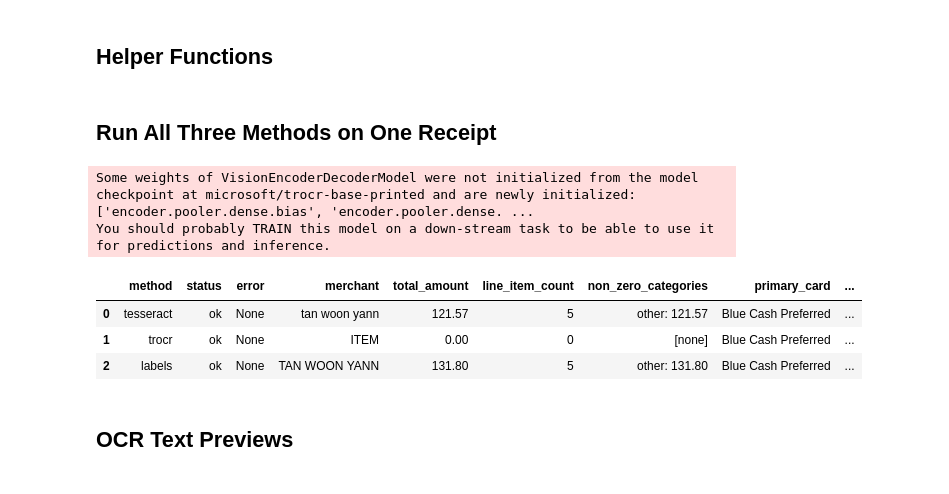
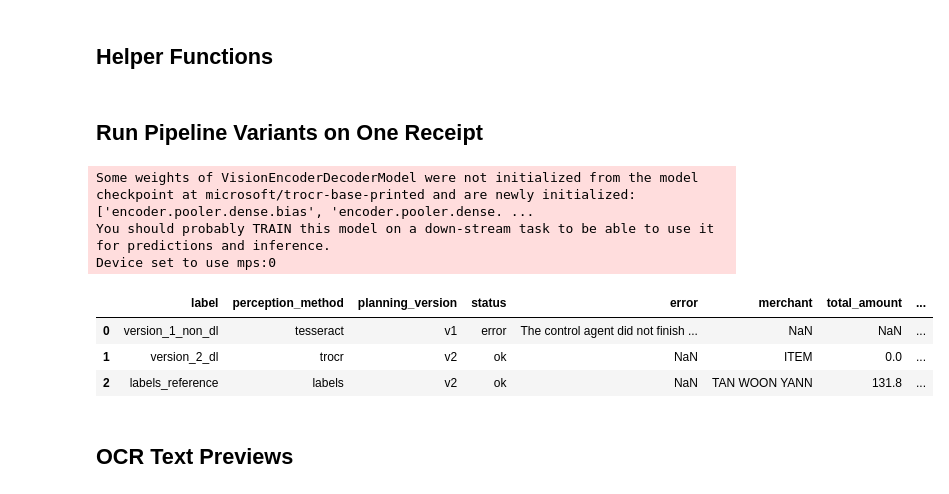
Before and after one commit to aeshagandhi/Credit-Card-Agent, a Jupyter notebook: notebooks/execution_notebook.ipynb, the cells around one changed output. Drawn from its saved outputs; the diff is of its cells as text; code cells hidden in the pictures.

```diff
--- a/notebooks/execution_notebook.ipynb
+++ b/notebooks/execution_notebook.ipynb
@@ -40,7 +40,23 @@ CreditCardRecommender = control_module.CreditCardRecommender
 ## Settings
 # %%
 receipt_path = PROJECT_ROOT / 'data' / 'receipts' / 'X00016469619.jpg'
-methods = ['tesseract', 'trocr', 'labels']
+pipeline_configs = [
+    {
+        'label': 'version_1_non_dl',
+        'perception_method': 'tesseract',
+        'planning_version': 'v1',
+    },
+    {
+        'label': 'version_2_dl',
+        'perception_method': 'trocr',
+        'planning_version': 'v2',
+    },
+    {
+        'label': 'labels_reference',
+        'perception_method': 'labels',
+        'planning_version': 'v2',
+    },
+]
 run_control = True
 
 receipt_path
@@ -64,13 +80,15 @@ recommender = CreditCardRecommender() if run_control else None
 # %% [markdown]
 ## Helper Functions
 # %%
-def run_pipeline_for_method(image_path, method, run_control=True):
+def run_pipeline_config(image_path, config, run_control=True):
     try:
-        ocr_result = perception.extract_text(image_path, method=method)
-        spending_profile = planner.build_spending_profile(ocr_result.text)
+        ocr_result = perception.extract_text(image_path, method=config['perception_method'])
+        spending_profile = planner.build_spending_profile(ocr_result.text, version=config['planning_version'])
         recommendation = recommender.recommend_card(spending_profile) if run_control else None
         return {
-            'method': method,
+            'label': config['label'],
+            'perception_method': config['perception_method'],
+            'planning_version': config['planning_version'],
             'status': 'ok',
             'error': None,
             'ocr_result': ocr_result,
@@ -79,7 +97,9 @@ def run_pipeline_for_method(image_path, method, run_control=True):
         }
     except Exception as exc:
         return {
-            'method': method,
+            'label': config['label'],
+            'perception_method': config['perception_method'],
+            'planning_version': config['planning_version'],
             'status': 'error',
             'error': str(exc),
             'ocr_result': None,
@@ -91,7 +111,9 @@ def run_pipeline_for_method(image_path, method, run_control=True):
 def summarize_result(result):
     if result['status'] != 'ok':
         return {
-            'method': result['method'],
+            'label': result['label'],
+            'perception_method': result['perception_method'],
+            'planning_version': result['planning_version'],
             'status': 'error',
             'error': result['error'],
             'merchant': None,
@@ -111,7 +133,9 @@ def summarize_result(result):
         if value > 0
     ]
     return {
-        'method': result['method'],
+        'label': result['label'],
+        'perception_method': result['perception_method'],
+        'planning_version': result['planning_version'],
         'status': 'ok',
         'error': None,
         'merchant': profile.merchant,
@@ -146,18 +170,19 @@ def parsed_text_html(text, width=420, max_height=320):
         f'{safe_text}</div>'
     )
 # %% [markdown]
-## Run All Three Methods on One Receipt
+## Run Pipeline Variants on One Receipt
 # %%
-results = [run_pipeline_for_method(receipt_path, method, run_control=run_control) for method in methods]
+results = [run_pipeline_config(receipt_path, config, run_control=run_control) for config in pipeline_configs]
 summary_df = pd.DataFrame([summarize_result(result) for result in results])
 display(summary_df)
 # %% [output]
 Some weights of VisionEncoderDecoderModel were not initialized from the model checkpoint at microsoft/trocr-base-printed and are newly initialized: ['encoder.pooler.dense.bias', 'encoder.pooler.dense. ...
 You should probably TRAIN this model on a down-stream task to be able to use it for predictions and inference.
+Device set to use mps:0
-|  | method | status | error | merchant | total_amount | line_item_count | non_zero_categories | primary_card | ... |
-| 0 | tesseract | ok | None | tan woon yann | 121.57 | 5 | other: 121.57 | Blue Cash Preferred | ... |
-| 1 | trocr | ok | None | ITEM | 0.00 | 0 | [none] | Blue Cash Preferred | ... |
-| 2 | labels | ok | None | TAN WOON YANN | 131.80 | 5 | other: 131.80 | Blue Cash Preferred | ... |
+|  | label | perception_method | planning_version | status | error | merchant | total_amount | ... |
+| 0 | version_1_non_dl | tesseract | v1 | error | The control agent did not finish ... | NaN | NaN | ... |
+| 1 | version_2_dl | trocr | v2 | ok | NaN | ITEM | 0.0 | ... |
+| 2 | labels_reference | labels | v2 | ok | NaN | TAN WOON YANN | 131.8 | ... |
 # %% [markdown]
 ## OCR Text Previews
 # %%
```
Also changed, not shown: parts of 6 cells of this notebook, 9 other files.
